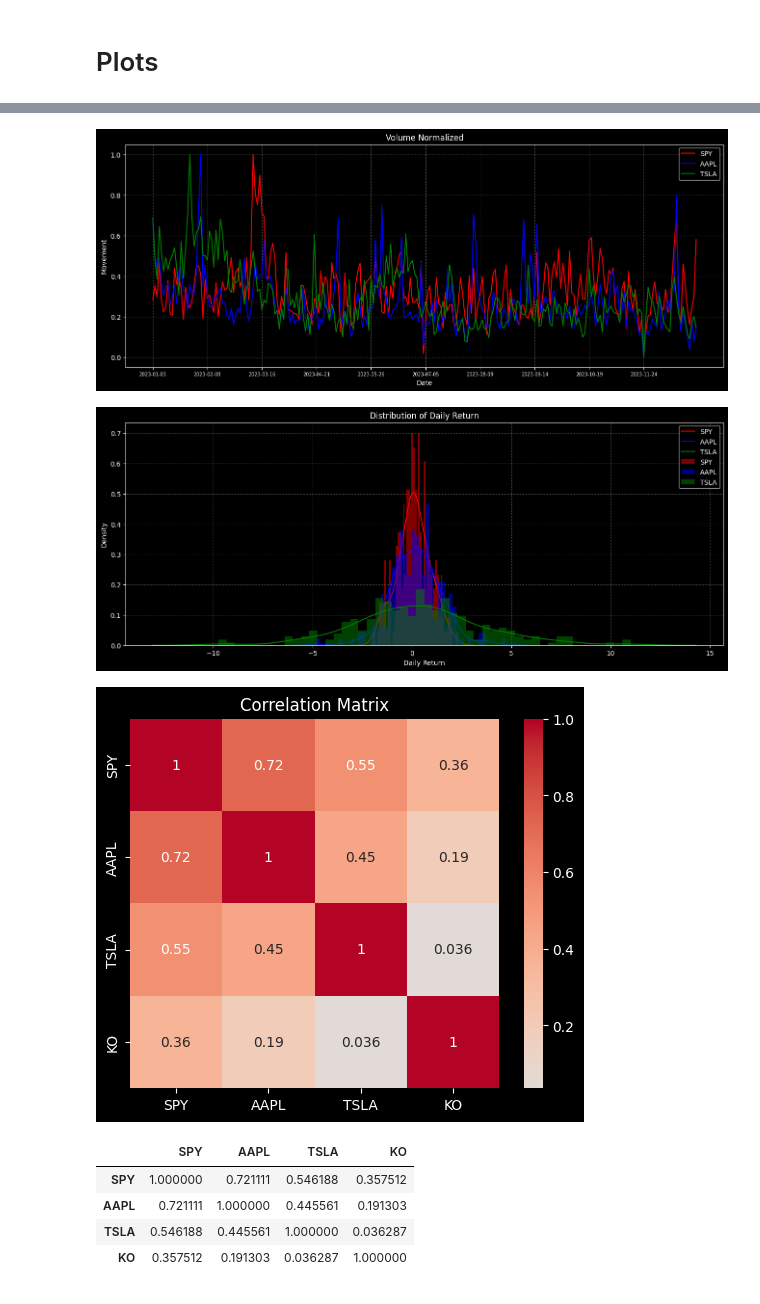
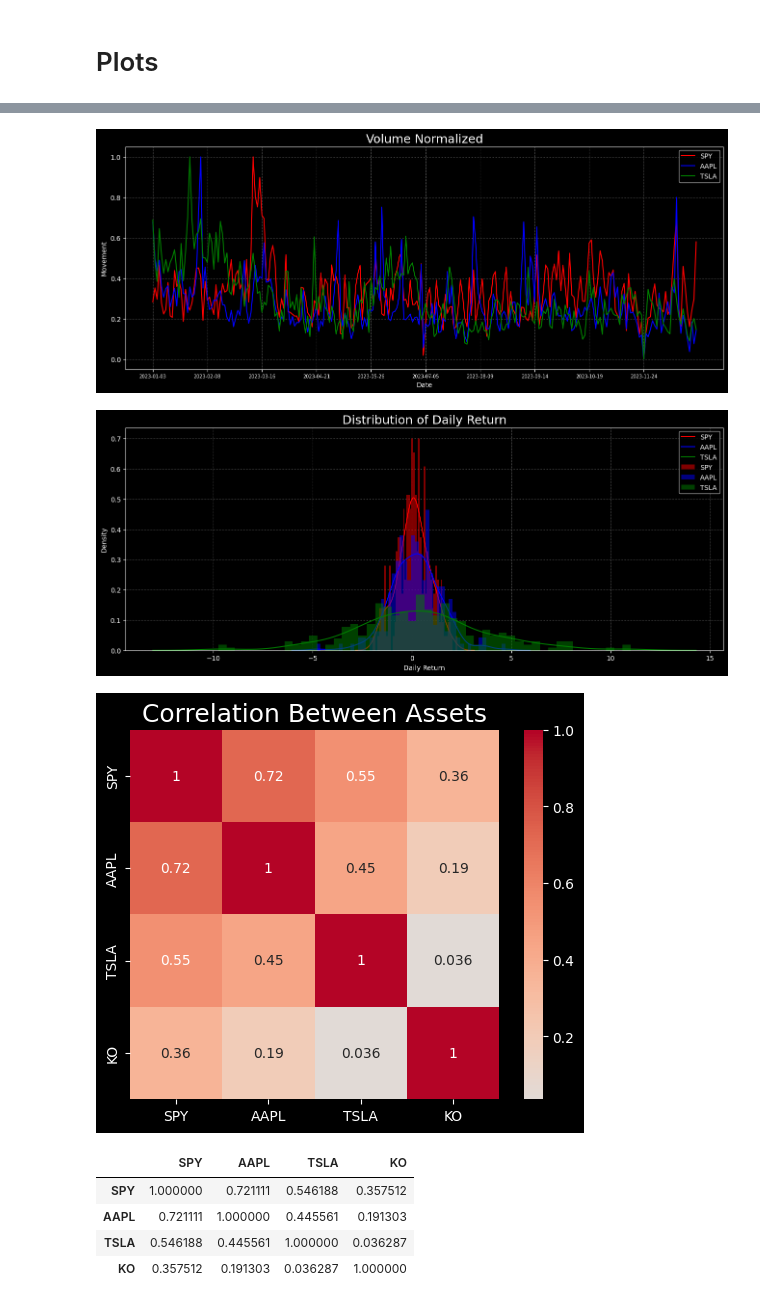
Before and after one commit to AndryADSM/Asset-Analyzer, a Jupyter notebook: asset_analyzer.ipynb, the cells around one changed output, grey strips where cells are left out. Drawn from its saved outputs; the diff is of its cells as text; code cells hidden in the pictures.

```diff
--- a/asset_analyzer.ipynb
+++ b/asset_analyzer.ipynb
@@ -1070,7 +1070,7 @@ def plot_norm_vol(
     # Plot
     with plt.style.context(style):
         plt.figure(figsize=figsize)
-        plt.title('Volume Normalized')
+        plt.title('Volume Normalized', size=18)
 
         for ticker, color in zip(tickers, colors):
             plt.plot(data_to_plot[ticker, 'Volume_norm'],
@@ -1081,14 +1081,14 @@ def plot_norm_vol(
         plt.xticks(np.arange(len(data_to_plot),
                              step=max(len(data_to_plot) // 10, 1)),
                    size=7)
+        plt.legend(loc=legendloc)
         plt.xlabel('Date')
         plt.ylabel('Movement')
-        plt.legend(loc=legendloc)
         plt.show()
 
 plot_norm_vol(data_norm)
 # %% [output]
-[figure, old version]
+[figure, new version]
 # %%
 def plot_dist_ret(
         data_ret:  pd.DataFrame,
@@ -1157,7 +1157,7 @@ def plot_dist_ret(
     # Plot
     with plt.style.context(style):
         plt.figure(figsize=figsize)
-        plt.title(f'Distribution of {use_ret} Return')
+        plt.title(f'Distribution of {use_ret} Return', size=18)
 
         for ticker, color in zip(tickers, colors):
             if hist:
@@ -1177,15 +1177,14 @@ def plot_dist_ret(
                             label=ticker)
 
         plt.grid(which='major', color='grey', zorder=0, linestyle=':')
+        plt.legend(loc=legendloc)
         plt.xlabel(f'{use_ret} Return')
         plt.ylabel(f'Density')
-        plt.legend(loc=legendloc)
-
         plt.show()
 
 plot_dist_ret(data_ret)
 # %% [output]
-[figure, old version]
+[figure, new version]
 # %%
 def correlations(
         data: pd.DataFrame,
@@ -1224,39 +1223,37 @@ def correlations(
         `corr_matrix = aa.correlations(data)`
     """
 
     data_to_use = data.loc[:, pd.IndexSlice[:, use_price]]
     if tickers is None:
         tickers = data_to_use.columns
     data_to_use = data_to_use.loc[start:end][tickers]
 
     returns =  data_to_use.pct_change()
 
-    # Compute the correlation matrix
+    # Correlation matrix
     corr_matrix = returns.corr()
     corr_matrix.columns = corr_matrix.columns.get_level_values(0)
+    corr_matrix.columns.name = None
     corr_matrix.index = corr_matrix.index.get_level_values(0)
-    corr_matrix.columns.name = None
     corr_matrix.index.name = None
 
     # Plot
     if plot:
         with plt.style.context(style):
-            plt.title('Correlation Matrix')
+            plt.title('Correlation Between Assets', size=18)
             sns.heatmap(corr_matrix,
                         cmap='coolwarm',
                         center=0,
                         annot=True,
                         square=True)
             plt.show()
 
     return corr_matrix
 
-data = from_datetime(data, 'weekday', concat=True)
-
 corr_matrix = correlations(data)
 corr_matrix
 # %% [output]
-[figure, old version]
+[figure, new version]
 |  | SPY | AAPL | TSLA | KO |
 | SPY | 1.000000 | 0.721111 | 0.546188 | 0.357512 |
 | AAPL | 0.721111 | 1.000000 | 0.445561 | 0.191303 |
```
Also changed, not shown: parts of 10 cells of this notebook.
